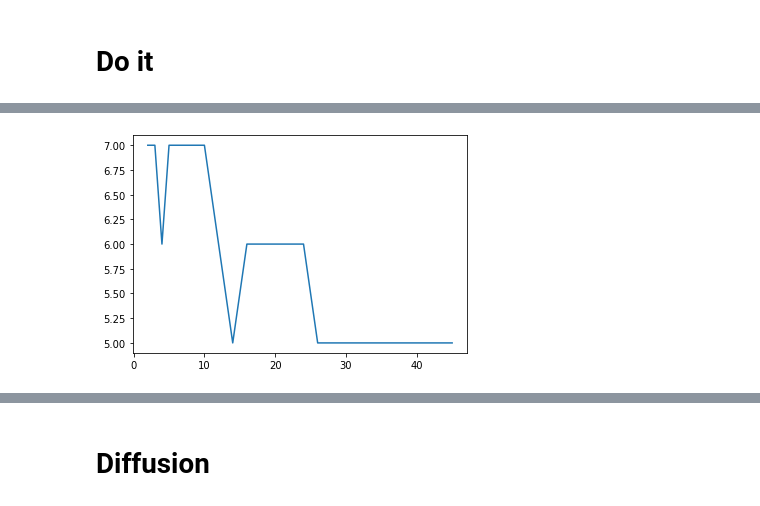
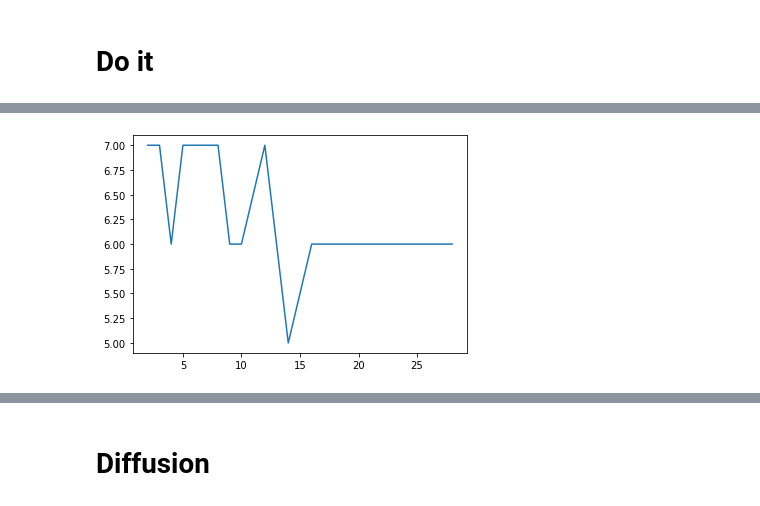
Before and after one commit to czbiohub-sf/molecular-cross-validation, a Jupyter notebook: examples/evaluate.ipynb, the cells around one changed output, grey strips where cells are left out. Saved outputs shown, nothing was run; the diff lists cells and outputs as text; code cells hidden in the pictures.

```diff
--- a/examples/evaluate.ipynb
+++ b/examples/evaluate.ipynb
@@ -300,4 +387,4 @@ def plot_scalar(denoised, field):
 symsim = sc.read('../data/symsim/symsim.h5ad')
 symsim.raw = symsim
 # %%
-denoised = sweep_pca(symsim, max_pcs = 50)
+denoised_pca = sweep_pca(symsim, max_pcs = 20)
@@ -336,5 +405,5 @@ plot_scalar(denoised, 'ari')
 # %%
-plot_scalar(denoised, 'n_clusters')
+plot_scalar(denoised_pca, 'n_clusters')
 # %% [output]
-[figure, old version]
+[figure, new version]
 # %%
```
Also changed, not shown: parts of 78 cells of this notebook.
